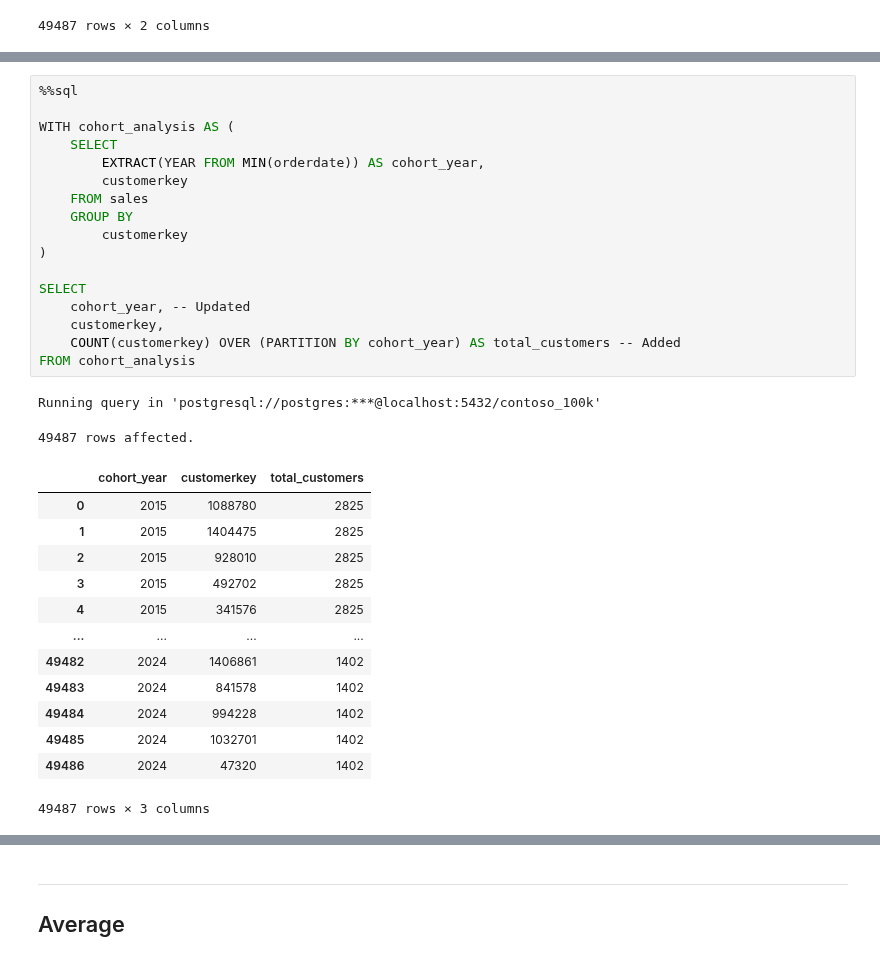
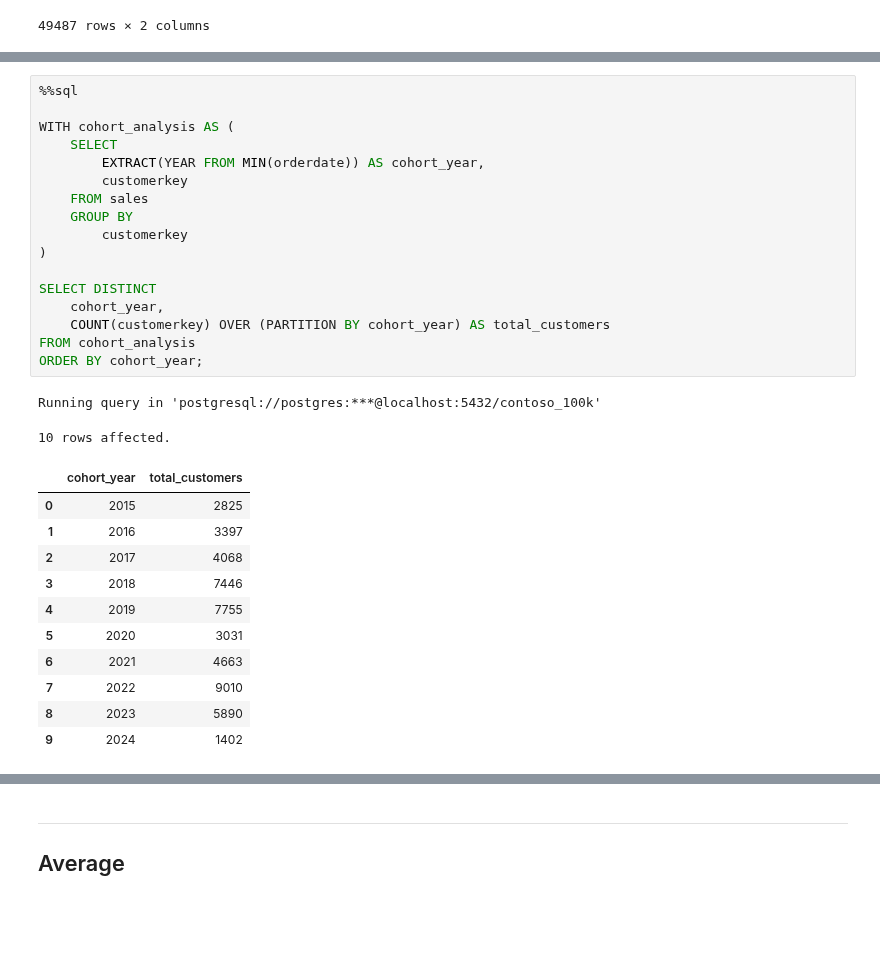
Before and after one commit to mgamzec/SQL_Data_Analytics_Project, a Jupyter notebook: 3_Windows_Functions/2_Aggregation.ipynb, the cells around one changed output, grey strips where cells are left out. Saved outputs shown, nothing was run; the diff lists cells and outputs as text; blank space fills up the shorter version.

```diff
--- a/3_Windows_Functions/2_Aggregation.ipynb
+++ b/3_Windows_Functions/2_Aggregation.ipynb
@@ -349,34 +356,32 @@ Running query in 'postgresql://postgres:***@localhost:5432/contoso_100k'
 # %%
 %%sql
 
 WITH cohort_analysis AS (
     SELECT
         EXTRACT(YEAR FROM MIN(orderdate)) AS cohort_year,
         customerkey
     FROM sales
     GROUP BY
         customerkey
 )
 
-SELECT
-    cohort_year, -- Updated
-    customerkey,
-    COUNT(customerkey) OVER (PARTITION BY cohort_year) AS total_customers -- Added
+SELECT DISTINCT
+    cohort_year,
+    COUNT(customerkey) OVER (PARTITION BY cohort_year) AS total_customers
 FROM cohort_analysis
+ORDER BY cohort_year;
 # %% [output]
 Running query in 'postgresql://postgres:***@localhost:5432/contoso_100k'
-49487 rows affected.
+10 rows affected.
-|  | cohort_year | customerkey | total_customers |
-| 0 | 2015 | 1088780 | 2825 |
-| 1 | 2015 | 1404475 | 2825 |
-| 2 | 2015 | 928010 | 2825 |
-| 3 | 2015 | 492702 | 2825 |
-| 4 | 2015 | 341576 | 2825 |
-| ... | ... | ... | ... |
-| 49482 | 2024 | 1406861 | 1402 |
-| 49483 | 2024 | 841578 | 1402 |
-| 49484 | 2024 | 994228 | 1402 |
-| 49485 | 2024 | 1032701 | 1402 |
-| 49486 | 2024 | 47320 | 1402 |
+|  | cohort_year | total_customers |
+| 0 | 2015 | 2825 |
+| 1 | 2016 | 3397 |
+| 2 | 2017 | 4068 |
+| 3 | 2018 | 7446 |
+| 4 | 2019 | 7755 |
+| 5 | 2020 | 3031 |
+| 6 | 2021 | 4663 |
+| 7 | 2022 | 9010 |
+| 8 | 2023 | 5890 |
+| 9 | 2024 | 1402 |
-49487 rows × 3 columns
 # %% [markdown]
```
Also changed, not shown: parts of 13 cells of this notebook, 3 other files.
